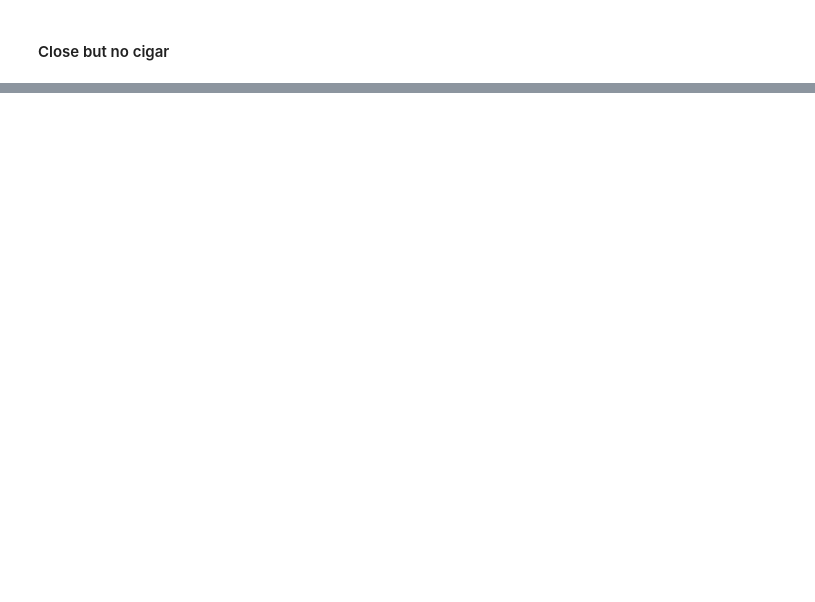
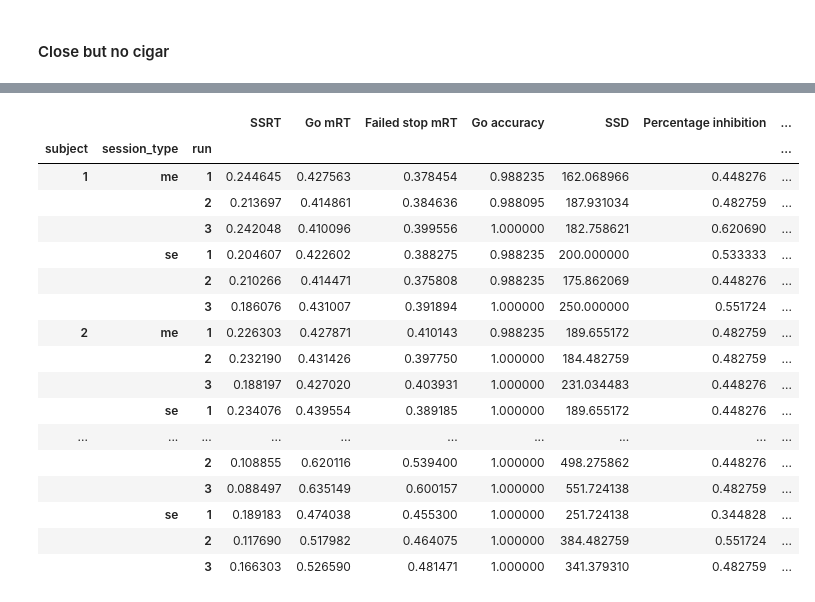
Before and after one commit to StevenM1/fMRI_protocol_comparison_se_me, a Jupyter notebook: pipeline_1c_behavior_raw2bids.ipynb, the cells around one changed output, grey strips where cells are left out. Drawn from its saved outputs; the diff is of its cells as text; code cells hidden in the pictures; blank space fills up the shorter version.

```diff
--- a/pipeline_1c_behavior_raw2bids.ipynb
+++ b/pipeline_1c_behavior_raw2bids.ipynb
@@ -446,0 +700,40 @@ Ttest_relResult(statistic=1.7045021657266914, pvalue=0.10762506438768733)
+# %%
+aggregated_per_run = \
+    pd.concat([dat.groupby(['subject', 'session_type', 'run']).apply(get_ssrt),
+               dat.groupby(['subject', 'session_type', 'run']).apply(get_go_rt),
+               dat.groupby(['subject', 'session_type', 'run']).apply(get_failed_stop_rts),
+               dat.groupby(['subject', 'session_type', 'run']).apply(get_accuracy),
+               dat.groupby(['subject', 'session_type', 'run']).apply(get_ssd),
+               dat.groupby(['subject', 'session_type', 'run']).apply(get_perc_inhib),
+               dat.groupby(['subject', 'session_type', 'run']).apply(get_median_go_rt),
+               dat.groupby(['subject', 'session_type', 'run']).apply(get_misses)],
+             axis=1).rename(columns={0: 'SSRT',
+                                     1: 'Go mRT',
+                                     2: 'Failed stop mRT',
+                                     3: 'Go accuracy',
+                                     4: 'SSD',
+                                     5: 'Percentage inhibition',
+                                     6: 'Median go RT',
+                                     7: 'Misses (go trials)'})#.set_index(['subject', 'session_type', 'run'])
+with pd.option_context('display.max_rows', None, 'display.max_columns', None):
+    from IPython.display import display
+    display(aggregated_per_run)
+# %% [output]
+|  |  |  | SSRT | Go mRT | Failed stop mRT | Go accuracy | SSD | Percentage inhibition | ... |
+| subject | session_type | run |  |  |  |  |  |  | ... |
+| 1 | me | 1 | 0.244645 | 0.427563 | 0.378454 | 0.988235 | 162.068966 | 0.448276 | ... |
+|  |  | 2 | 0.213697 | 0.414861 | 0.384636 | 0.988095 | 187.931034 | 0.482759 | ... |
+|  |  | 3 | 0.242048 | 0.410096 | 0.399556 | 1.000000 | 182.758621 | 0.620690 | ... |
+|  | se | 1 | 0.204607 | 0.422602 | 0.388275 | 0.988235 | 200.000000 | 0.533333 | ... |
+|  |  | 2 | 0.210266 | 0.414471 | 0.375808 | 0.988235 | 175.862069 | 0.448276 | ... |
+|  |  | 3 | 0.186076 | 0.431007 | 0.391894 | 1.000000 | 250.000000 | 0.551724 | ... |
+| 2 | me | 1 | 0.226303 | 0.427871 | 0.410143 | 0.988235 | 189.655172 | 0.482759 | ... |
+|  |  | 2 | 0.232190 | 0.431426 | 0.397750 | 1.000000 | 184.482759 | 0.482759 | ... |
+|  |  | 3 | 0.188197 | 0.427020 | 0.403931 | 1.000000 | 231.034483 | 0.448276 | ... |
+|  | se | 1 | 0.234076 | 0.439554 | 0.389185 | 1.000000 | 189.655172 | 0.448276 | ... |
+| ... | ... | ... | ... | ... | ... | ... | ... | ... | ... |
+|  |  | 2 | 0.108855 | 0.620116 | 0.539400 | 1.000000 | 498.275862 | 0.448276 | ... |
+|  |  | 3 | 0.088497 | 0.635149 | 0.600157 | 1.000000 | 551.724138 | 0.482759 | ... |
+|  | se | 1 | 0.189183 | 0.474038 | 0.455300 | 1.000000 | 251.724138 | 0.344828 | ... |
+|  |  | 2 | 0.117690 | 0.517982 | 0.464075 | 1.000000 | 384.482759 | 0.551724 | ... |
+|  |  | 3 | 0.166303 | 0.526590 | 0.481471 | 1.000000 | 341.379310 | 0.482759 | ... |
```
Also changed, not shown: parts of 26 cells of this notebook, 9 other files.
